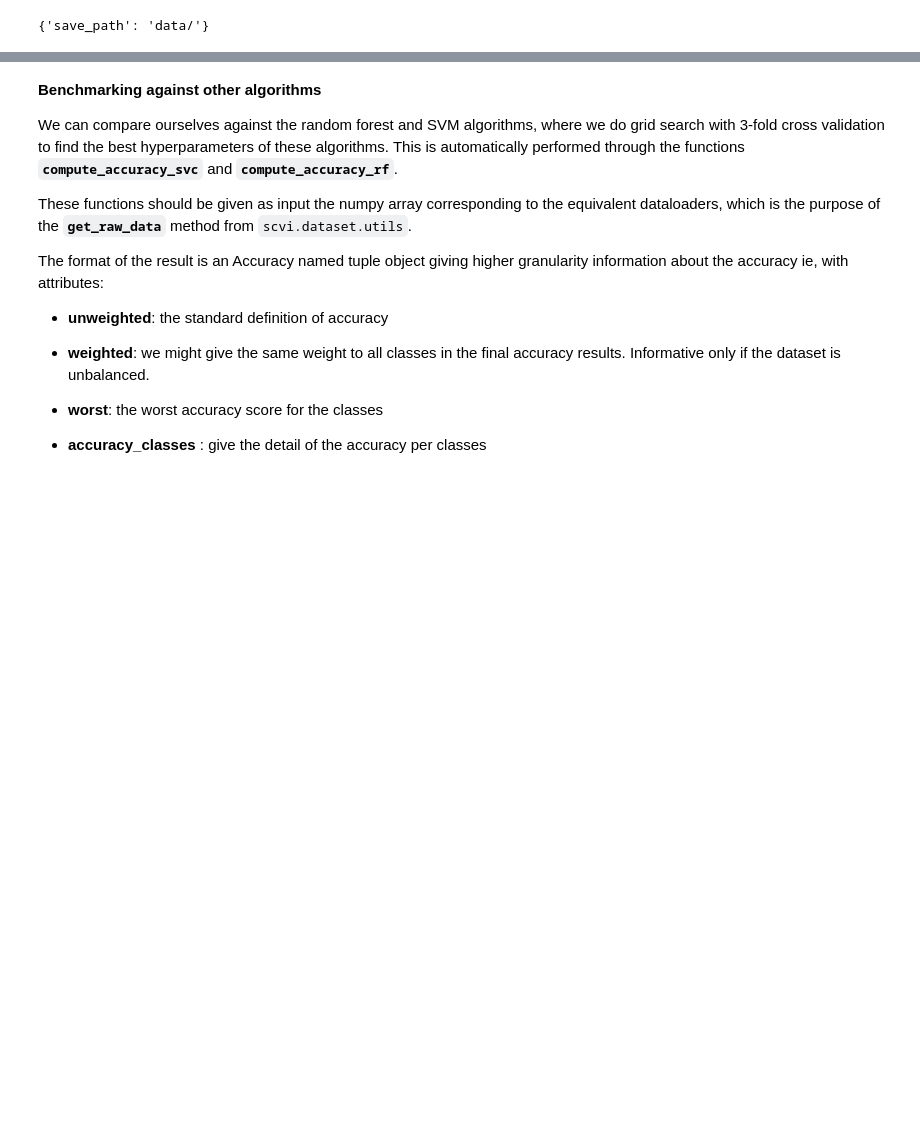
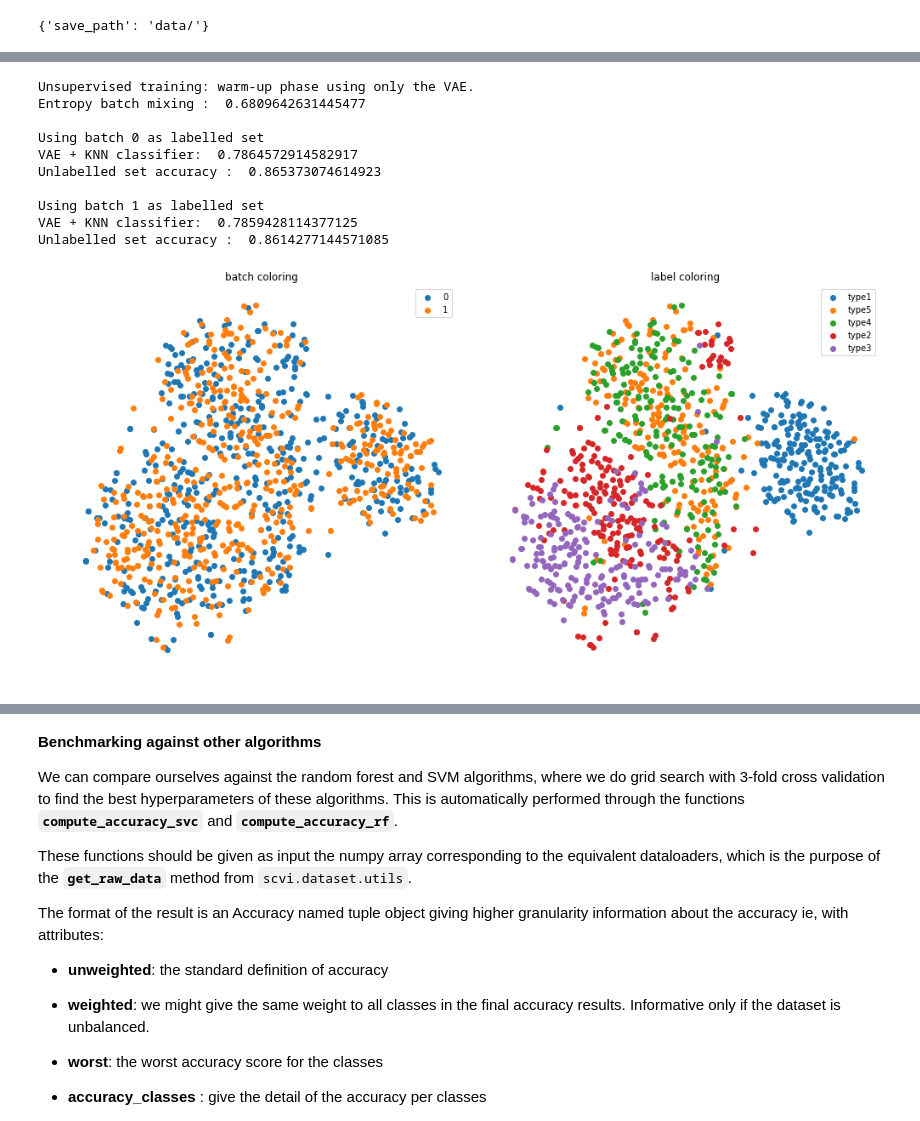
Before and after one commit to gabmis/scVI, a Jupyter notebook: docs/notebooks/annotation.ipynb, the cells around one changed output, grey strips where cells are left out. Drawn from its saved outputs; the diff is of its cells as text; code cells hidden in the pictures; blank space fills up the shorter version.

```diff
--- a/docs/notebooks/annotation.ipynb
+++ b/docs/notebooks/annotation.ipynb
@@ -40,0 +125,41 @@ Finished preprocessing Cortex data
+# %%
+n_epochs_vae = 150 if n_epochs_all is None else n_epochs_all
+n_epochs_scanvi = 50 if n_epochs_all is None else n_epochs_all
+n_samples = 1000 if n_samples_tsne is None else n_samples_tsne
+
+def scanvi_both_ways(dataset):
+    print("Unsupervised training: warm-up phase using only the VAE.")
+    vae = VAE(dataset.nb_genes, dataset.n_batches, dataset.n_labels)
+    trainer = UnsupervisedTrainer(vae, dataset, train_size=1.0)
+    trainer.train(n_epochs_vae)
+    print("Entropy batch mixing : ", trainer.train_set.entropy_batch_mixing())
+    trainer.train_set.show_t_sne(n_samples=n_samples, color_by='batches and labels')
+
+    for i in [0,1]:
+        print("\nUsing batch %d as labelled set"%i)
+        scanvi = SCANVI(dataset.nb_genes, dataset.n_batches, dataset.n_labels,
+                        classifier_parameters = {'dropout_rate':0.2, 'n_hidden':256, 'n_layers':2})
+        scanvi.load_state_dict(vae.state_dict(), strict=False)
+
+        trainer_scanvi = SemiSupervisedTrainer(scanvi, dataset)
+        trainer_scanvi.labelled_set = trainer_scanvi.create_posterior(indices=(dataset.batch_indices==i).ravel())
+        trainer_scanvi.unlabelled_set = trainer_scanvi.create_posterior(indices=(dataset.batch_indices==1-i).ravel())
+
+        print("VAE + KNN classifier: ", trainer_scanvi.labelled_set.nn_latentspace(trainer_scanvi.unlabelled_set))
+        trainer_scanvi.train(n_epochs_scanvi, lr=1e-4)
+        accuracy_score = trainer_scanvi.unlabelled_set.accuracy()
+        print("Unlabelled set accuracy : ", trainer_scanvi.unlabelled_set.accuracy())
+# %%
+scanvi_both_ways(simulation_1)
+# %% [output]
+Unsupervised training: warm-up phase using only the VAE.
+Entropy batch mixing :  0.6809642631445477
+
+Using batch 0 as labelled set
+VAE + KNN classifier:  0.7864572914582917
+Unlabelled set accuracy :  0.865373074614923
+
+Using batch 1 as labelled set
+VAE + KNN classifier:  0.7859428114377125
+Unlabelled set accuracy :  0.8614277144571085
+[figure, added]
```
Also changed, not shown: parts of 27 cells of this notebook, 1 other file.
